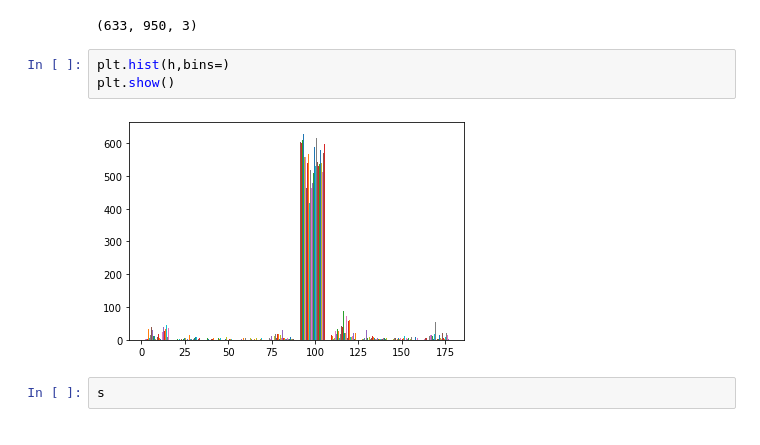
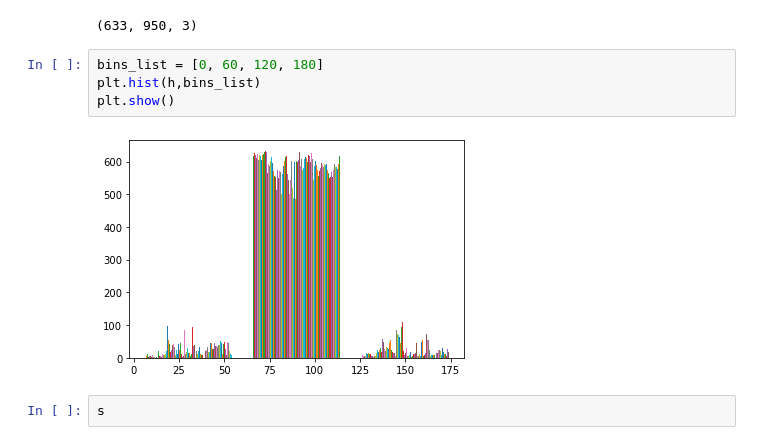
Before and after one commit to nsarkhanov/AI_Course_Exercise, a Jupyter notebook: M6-computer-vesion/D3/Bitwise operators.ipynb, the cells around one changed output. Saved outputs shown, nothing was run; the diff lists cells and outputs as text.

```diff
--- a/M6-computer-vesion/D3/Bitwise operators.ipynb
+++ b/M6-computer-vesion/D3/Bitwise operators.ipynb
@@ -73,10 +73,11 @@ h,s,v=cv2.split(hsv)
 # %% [output]
 (633, 950, 3)
 # %%
-plt.hist(h,bins=)
+bins_list = [0, 60, 120, 180]
+plt.hist(h,bins_list)
 plt.show()
 # %% [output]
-[figure, old version]
+[figure, new version]
 # %%
 s
 # %% [output]
```
